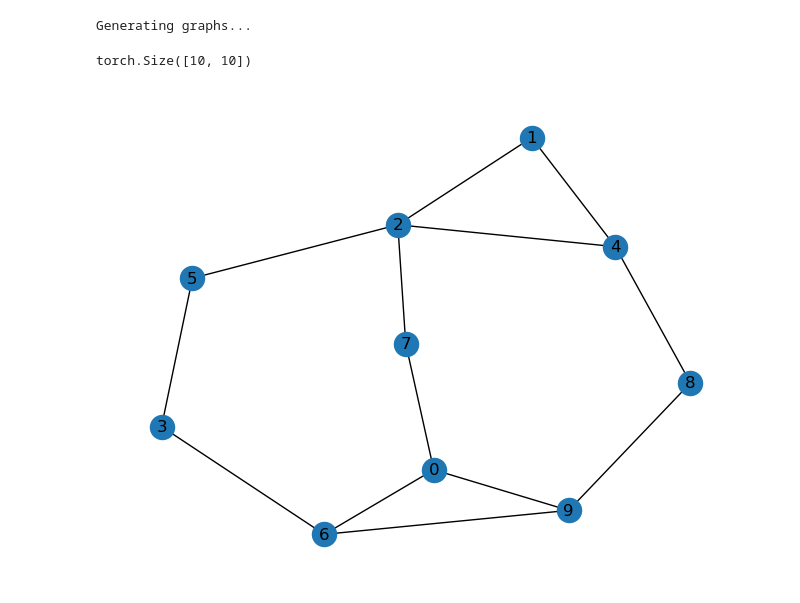
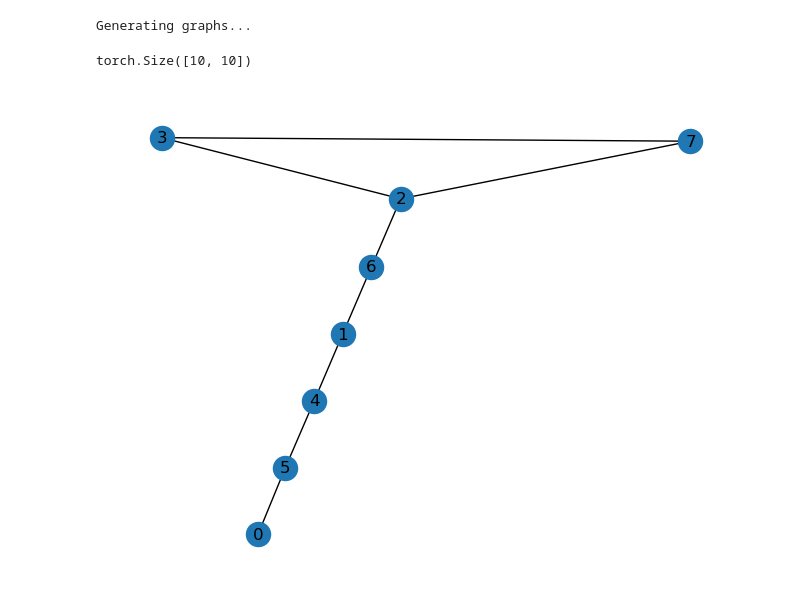
Before and after one commit to jrr6/deepham, a Jupyter notebook: datagen.ipynb, the cells around one changed output. Drawn from its saved outputs; the diff is of its cells as text; code cells hidden in the pictures.

```diff
--- a/datagen.ipynb
+++ b/datagen.ipynb
@@ -30,8 +30,8 @@ Generating graphs...
 # %%
 # Load dataset
 graphs = load_corpus('data')
 print(graphs[1].x.size())
-nx.draw_kamada_kawai(torch_geometric.utils.to_networkx(graphs[1], to_undirected=True), with_labels=True)  # type: ignore
+nx.draw_kamada_kawai(torch_geometric.utils.to_networkx(graphs[0], to_undirected=True), with_labels=True)  # type: ignore
 # %% [output]
 torch.Size([10, 10])
-[figure, old version]
+[figure, new version]
```
Also changed, not shown: parts of 2 cells of this notebook, 2 other files.
